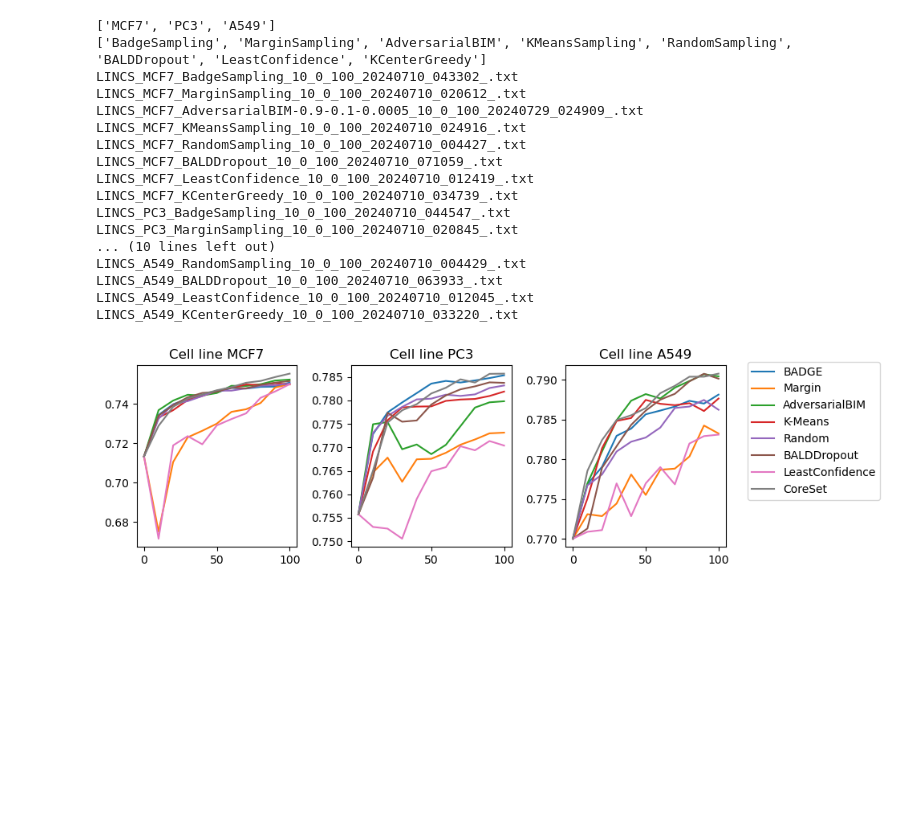
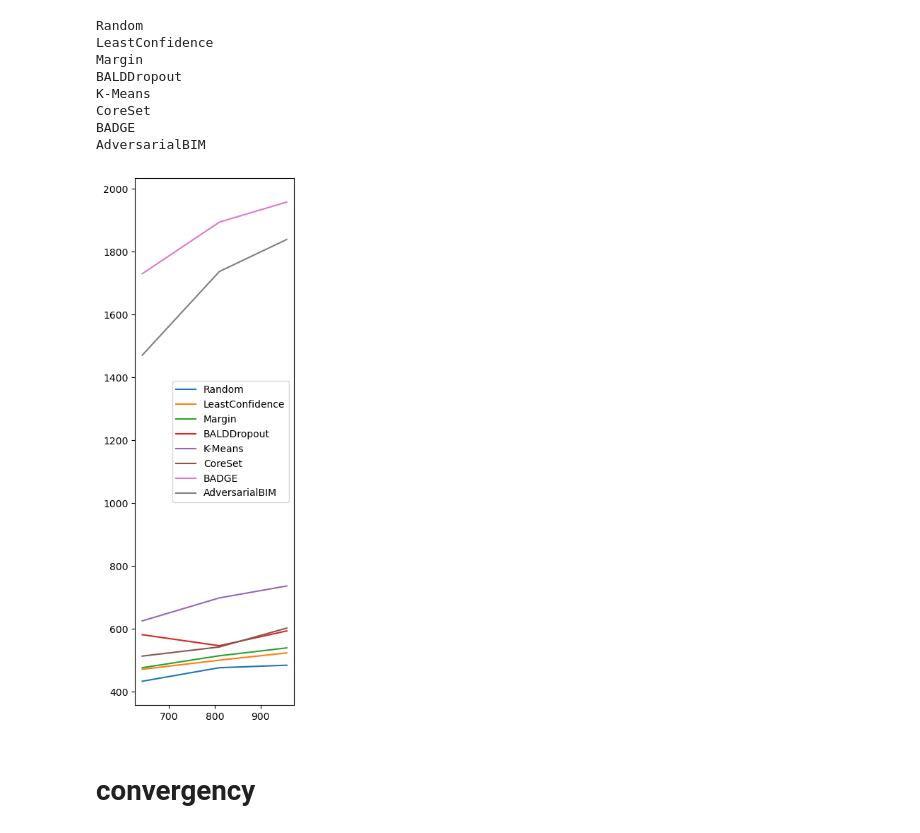
Before and after one commit to dearhannah/AnchorDrug_official, a Jupyter notebook: DataAnalysis/check_converge_querys.ipynb, the cells around one changed output. Saved outputs shown, nothing was run; the diff lists cells and outputs as text; code cells hidden in the pictures; blank space fills up the shorter version.

```diff
--- a/DataAnalysis/check_converge_querys.ipynb
+++ b/DataAnalysis/check_converge_querys.ipynb
@@ -41,3 +114,40 @@ def metrics_from_txt(fname, round_num):
+# %%
+x = df_time.T.num.tolist()
+fig, ax = plt.subplots(1,1, figsize=(3,8))
+i = 0
+for name in df_time.T.columns.tolist()[1:]:
+    print(name)
+    y = df_time.T[name].tolist()
+    ax.plot(x, y, label=name)
+    i += 1
+plt.legend()
+fig.tight_layout()  # otherwise the right y-label is slightly clipped
+# plt.savefig(f'/egr/research-aidd/menghan1/AnchorDrug/figs/converge_querys_{cell}.pdf')
+plt.show()
+
+# # fig, ax = plt.subplots(1,1, figsize=(6,3))
+# i = 0
+# for name in df_time.T.columns.tolist()[-2:]:
+#     print(name)
+#     y = df_time.T[name].tolist()
+#     ax[1].plot(x, y, label=name)
+#     i += 1
+# plt.legend(bbox_to_anchor=(1.1, 1.05))
+# fig.tight_layout()  # otherwise the right y-label is slightly clipped
+# # plt.savefig(f'/egr/research-aidd/menghan1/AnchorDrug/figs/converge_querys_{cell}.pdf')
+# plt.show()
+# %% [output]
+Random
+LeastConfidence
+Margin
+BALDDropout
+K-Means
+CoreSet
+BADGE
+AdversarialBIM
+[figure, added]
+# %% [markdown]
+# convergency
 # %%
 
 round_num = 11
@@ -50,8 +160,9 @@ print(cell_list)
 # query_list = list(set([q.split('_')[2] for q in file_list]))
 query_list = ['BadgeSampling', 'MarginSampling', 'AdversarialBIM', 'KMeansSampling', 'RandomSampling', 'BALDDropout', 'LeastConfidence', 'KCenterGreedy']
 name_list = ['BADGE', 'Margin', 'AdversarialBIM', 'K-Means', 'Random', 'BALDDropout', 'LeastConfidence', 'CoreSet']
-print(query_list)
-
+idx = [4, 6, 1, 5, 3, 7, 0, 2]
+query_list = [query_list[i] for i in idx]
+name_list = [name_list[i] for i in idx]
 fig, ax = plt.subplots(1,3, figsize=(10,3))
 i = 0
 for cell in cell_list:
@@ -82,22 +193,3 @@ plt.legend(bbox_to_anchor=(1.1, 1.05))
 fig.tight_layout()  # otherwise the right y-label is slightly clipped
 # plt.savefig(f'/egr/research-aidd/menghan1/AnchorDrug/figs/converge_querys_{cell}.pdf')
 plt.show()
-# %% [output]
-['MCF7', 'PC3', 'A549']
-['BadgeSampling', 'MarginSampling', 'AdversarialBIM', 'KMeansSampling', 'RandomSampling', 'BALDDropout', 'LeastConfidence', 'KCenterGreedy']
-LINCS_MCF7_BadgeSampling_10_0_100_20240710_043302_.txt
-LINCS_MCF7_MarginSampling_10_0_100_20240710_020612_.txt
-LINCS_MCF7_AdversarialBIM-0.9-0.1-0.0005_10_0_100_20240729_024909_.txt
-LINCS_MCF7_KMeansSampling_10_0_100_20240710_024916_.txt
-LINCS_MCF7_RandomSampling_10_0_100_20240710_004427_.txt
-LINCS_MCF7_BALDDropout_10_0_100_20240710_071059_.txt
-LINCS_MCF7_LeastConfidence_10_0_100_20240710_012419_.txt
-LINCS_MCF7_KCenterGreedy_10_0_100_20240710_034739_.txt
-LINCS_PC3_BadgeSampling_10_0_100_20240710_044547_.txt
-LINCS_PC3_MarginSampling_10_0_100_20240710_020845_.txt
-... (10 lines left out)
-LINCS_A549_RandomSampling_10_0_100_20240710_004429_.txt
-LINCS_A549_BALDDropout_10_0_100_20240710_063933_.txt
-LINCS_A549_LeastConfidence_10_0_100_20240710_012045_.txt
-LINCS_A549_KCenterGreedy_10_0_100_20240710_033220_.txt
-[figure, removed]
```
Also changed, not shown: parts of 6 cells of this notebook, 2 other files.
